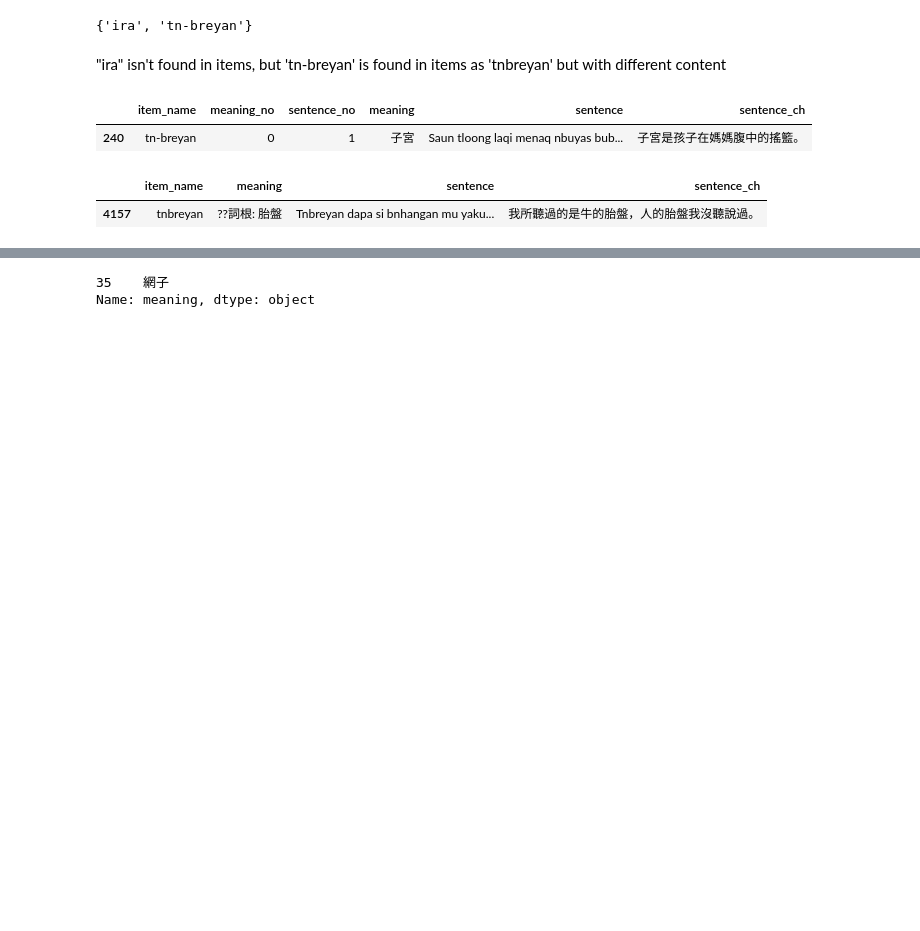
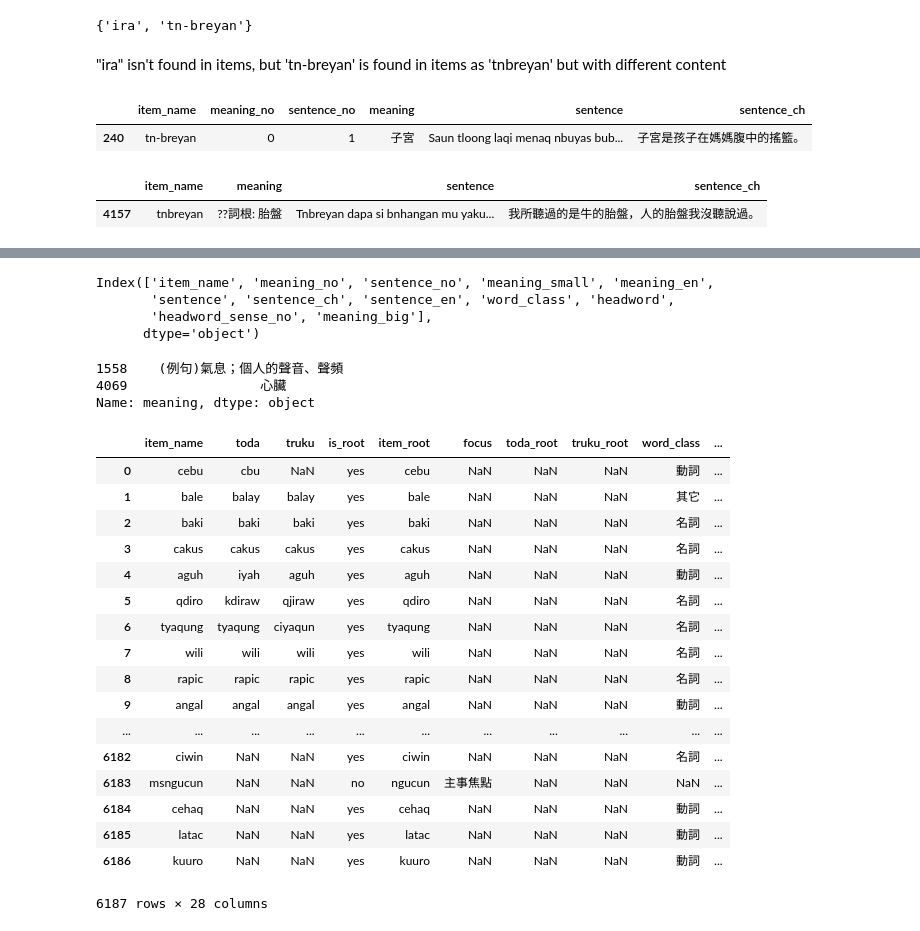
Before and after one commit to dachenlian/kariseediq, a Jupyter notebook: SeediqMigrateDB.ipynb, the cells around one changed output, grey strips where cells are left out. Cells and saved outputs as stored; diff of their text form; code cells hidden in the pictures; blank space fills up the shorter version.

```diff
--- a/SeediqMigrateDB.ipynb
+++ b/SeediqMigrateDB.ipynb
@@ -145,0 +197,7 @@ extra_meaning.query("item_name == 'kadi'")
+# %%
+filtered_combined.columns
+# %% [output]
+Index(['item_name', 'meaning_no', 'sentence_no', 'meaning_small', 'meaning_en',
+       'sentence', 'sentence_ch', 'sentence_en', 'word_class', 'headword',
+       'headword_sense_no', 'meaning_big'],
+      dtype='object')
@@ -146,5 +208,29 @@ extra_meaning.query("item_name == 'kadi'")
+# %%
+items = pd.read_csv('seediq_items_updated-20190613-sung.csv')
 # %%
-items.query("item_name == 'kadi'")['meaning']
+items.query("'hengak' in item_name")['meaning']
 # %% [output]
-35    網子
+1558    (例句)氣息；個人的聲音、聲頻
+4069                 心臟
 Name: meaning, dtype: object
+# %%
+items
+# %% [output]
+|  | item_name | toda | truku | is_root | item_root | focus | toda_root | truku_root | word_class | ... |
+| 0 | cebu | cbu | NaN | yes | cebu | NaN | NaN | NaN | 動詞 | ... |
+| 1 | bale | balay | balay | yes | bale | NaN | NaN | NaN | 其它 | ... |
+| 2 | baki | baki | baki | yes | baki | NaN | NaN | NaN | 名詞 | ... |
+| 3 | cakus | cakus | cakus | yes | cakus | NaN | NaN | NaN | 名詞 | ... |
+| 4 | aguh | iyah | aguh | yes | aguh | NaN | NaN | NaN | 動詞 | ... |
+| 5 | qdiro | kdiraw | qjiraw | yes | qdiro | NaN | NaN | NaN | 名詞 | ... |
+| 6 | tyaqung | tyaqung | ciyaqun | yes | tyaqung | NaN | NaN | NaN | 名詞 | ... |
+| 7 | wili | wili | wili | yes | wili | NaN | NaN | NaN | 名詞 | ... |
+| 8 | rapic | rapic | rapic | yes | rapic | NaN | NaN | NaN | 名詞 | ... |
+| 9 | angal | angal | angal | yes | angal | NaN | NaN | NaN | 動詞 | ... |
+| ... | ... | ... | ... | ... | ... | ... | ... | ... | ... | ... |
+| 6182 | ciwin | NaN | NaN | yes | ciwin | NaN | NaN | NaN | 名詞 | ... |
+| 6183 | msngucun | NaN | NaN | no | ngucun | 主事焦點 | NaN | NaN | NaN | ... |
+| 6184 | cehaq | NaN | NaN | yes | cehaq | NaN | NaN | NaN | 動詞 | ... |
+| 6185 | latac | NaN | NaN | yes | latac | NaN | NaN | NaN | 動詞 | ... |
+| 6186 | kuuro | NaN | NaN | yes | kuuro | NaN | NaN | NaN | 動詞 | ... |
+6187 rows × 28 columns
```
Also changed, not shown: parts of 19 cells of this notebook.
